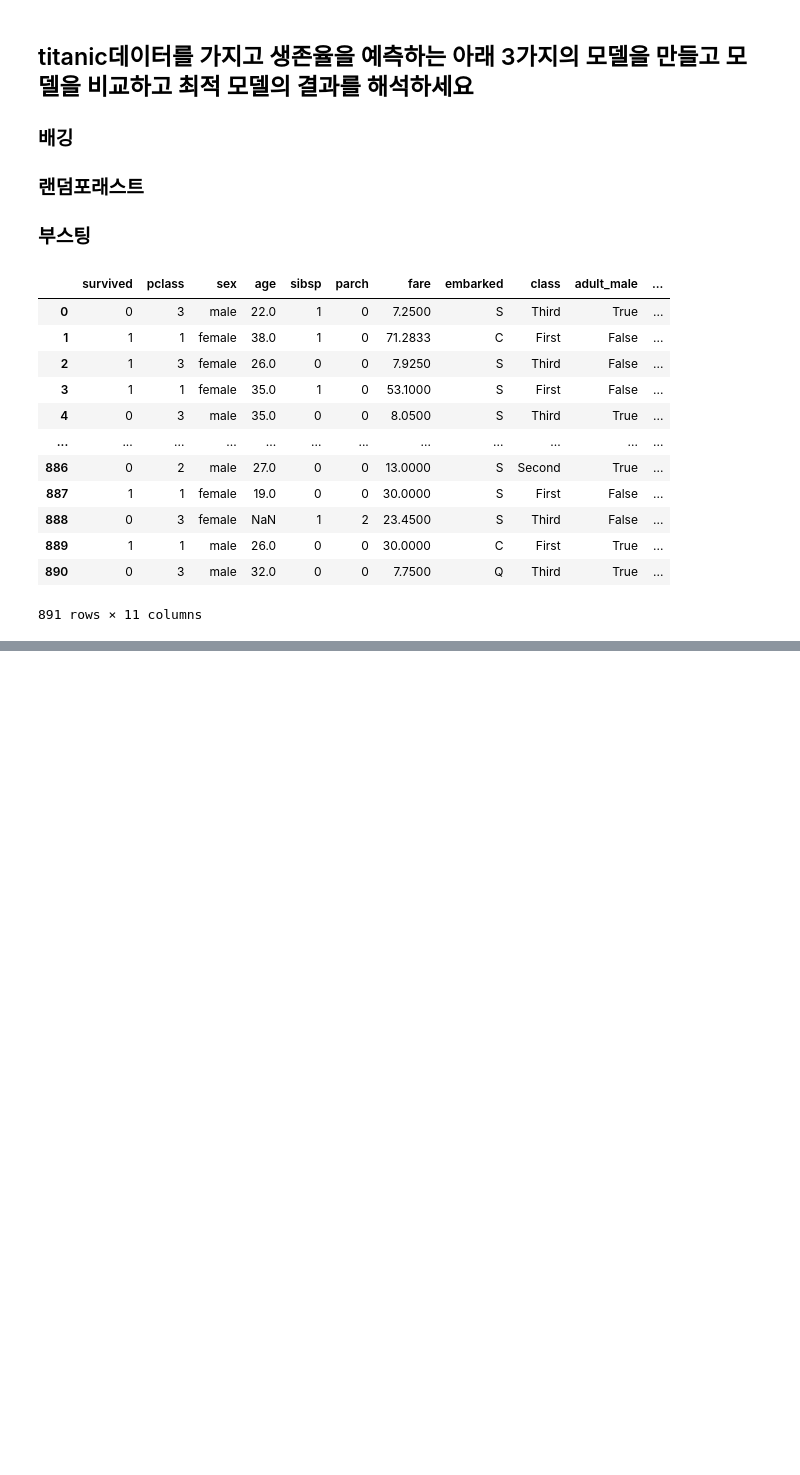
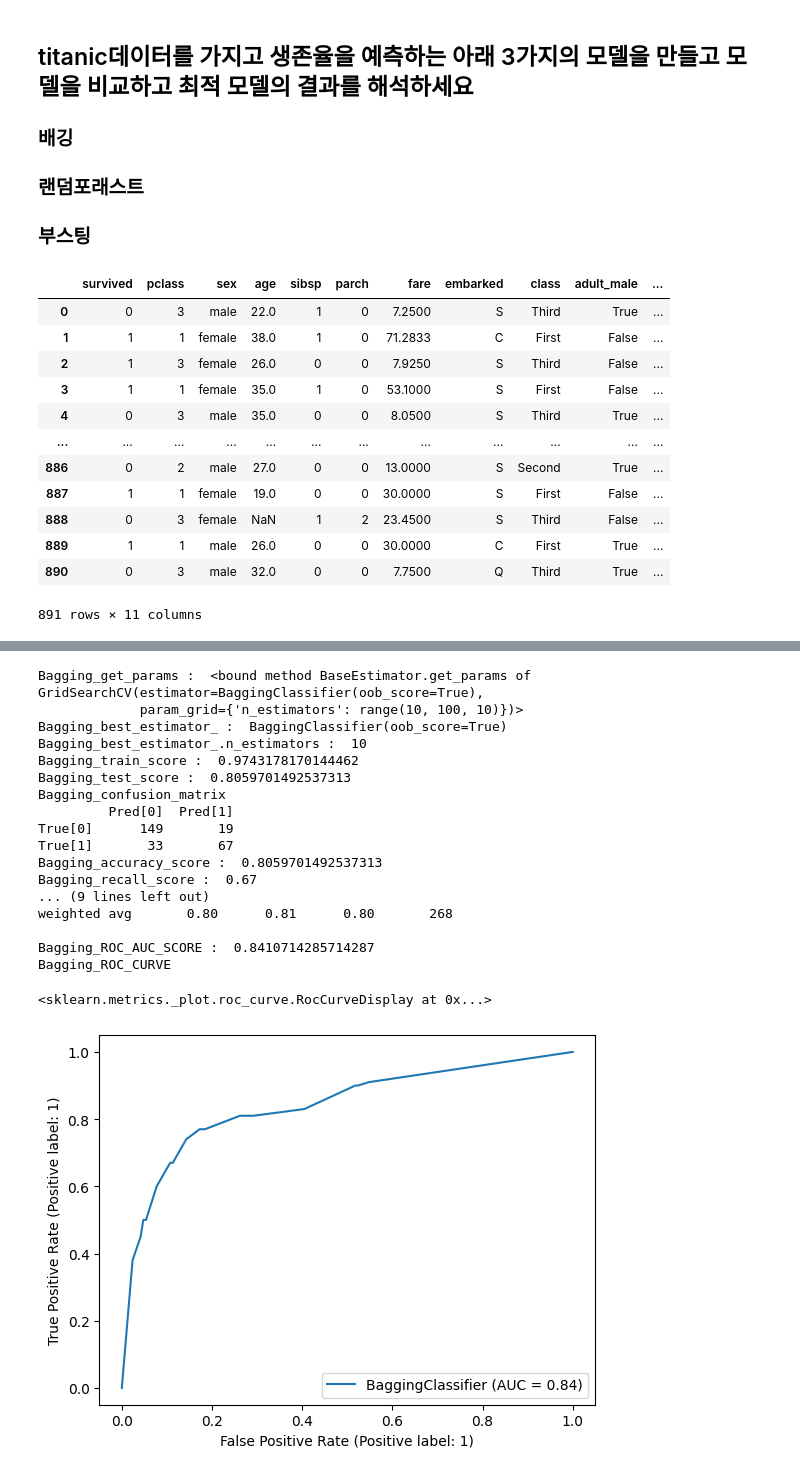
Before and after one commit to blackbutterfly0852/ADP_PRACTICE, a Jupyter notebook: 221114_앙상블.ipynb, the cells around one changed output, grey strips where cells are left out. Cells and saved outputs as stored; diff of their text form; code cells hidden in the pictures; blank space fills up the shorter version.

```diff
--- a/221114_앙상블.ipynb
+++ b/221114_앙상블.ipynb
@@ -287,0 +383,52 @@ df_t
+# %%
+# 2. Bagging
+from sklearn.ensemble import BaggingClassifier # base_estimator default = DecisionTreeClassifier
+from sklearn.model_selection import GridSearchCV
+from sklearn.metrics import confusion_matrix, accuracy_score, recall_score, precision_score, f1_score, classification_report
+from sklearn.metrics import plot_roc_curve, roc_auc_score
+import matplotlib.pyplot as plt
+
+baggingClassifier = BaggingClassifier(oob_score = True)
+param_grid = {'n_estimators' : range(10,100,10)}
+baggingClassifier = GridSearchCV(baggingClassifier, param_grid)
+baggingClassifier.fit(X_train, y_train)
+print('Bagging_get_params : ', baggingClassifier.get_params)
+print('Bagging_best_estimator_ : ', baggingClassifier.best_estimator_)
+print('Bagging_best_estimator_.n_estimators : ', baggingClassifier.best_estimator_.n_estimators)
+
+model = BaggingClassifier(oob_score = True, n_estimators = baggingClassifier.best_estimator_.n_estimators)
+model.fit(X_train, y_train)
+y_pred = model.predict(X_test)
+
+print('Bagging_train_score : ', model.score(X_train,y_train))
+print('Bagging_test_score : ', model.score(X_test, y_test))
+print('Bagging_confusion_matrix')
+print(pd.DataFrame(confusion_matrix(y_test, y_pred), index = ['True[0]', 'True[1]'], columns = ['Pred[0]', 'Pred[1]']))
+print('Bagging_accuracy_score : ', accuracy_score(y_test, y_pred))
+print('Bagging_recall_score : ', recall_score(y_test, y_pred))
+print('Bagging_precision_score : ', precision_score(y_test, y_pred))
+print('Bagging_classification_report')
+print(classification_report(y_test, y_pred))
+print('Bagging_ROC_AUC_SCORE : ', roc_auc_score(y_test, model.predict_proba(X_test)[:,-1]))
+print('Bagging_ROC_CURVE')
+plot_roc_curve(model, X_test, y_test) # 파라미터 주의
+# %% [output]
+Bagging_get_params :  <bound method BaseEstimator.get_params of GridSearchCV(estimator=BaggingClassifier(oob_score=True),
+             param_grid={'n_estimators': range(10, 100, 10)})>
+Bagging_best_estimator_ :  BaggingClassifier(oob_score=True)
+Bagging_best_estimator_.n_estimators :  10
+Bagging_train_score :  0.9743178170144462
+Bagging_test_score :  0.8059701492537313
+Bagging_confusion_matrix
+         Pred[0]  Pred[1]
+True[0]      149       19
+True[1]       33       67
+Bagging_accuracy_score :  0.8059701492537313
+Bagging_recall_score :  0.67
+... (9 lines left out)
+weighted avg       0.80      0.81      0.80       268
+
+Bagging_ROC_AUC_SCORE :  0.8410714285714287
+Bagging_ROC_CURVE
+<sklearn.metrics._plot.roc_curve.RocCurveDisplay at 0x...>
+[figure, added]
```
Also changed, not shown: parts of 15 cells of this notebook.
